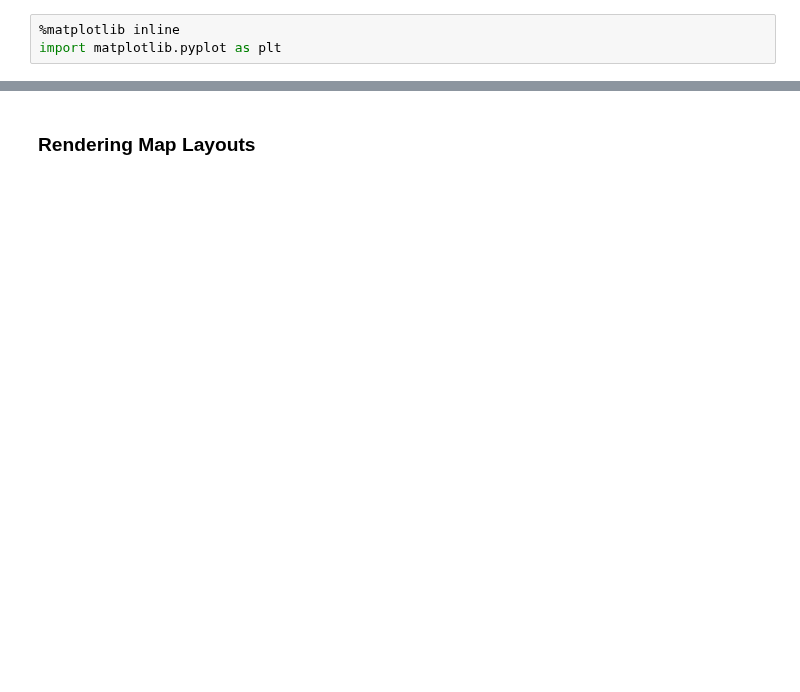
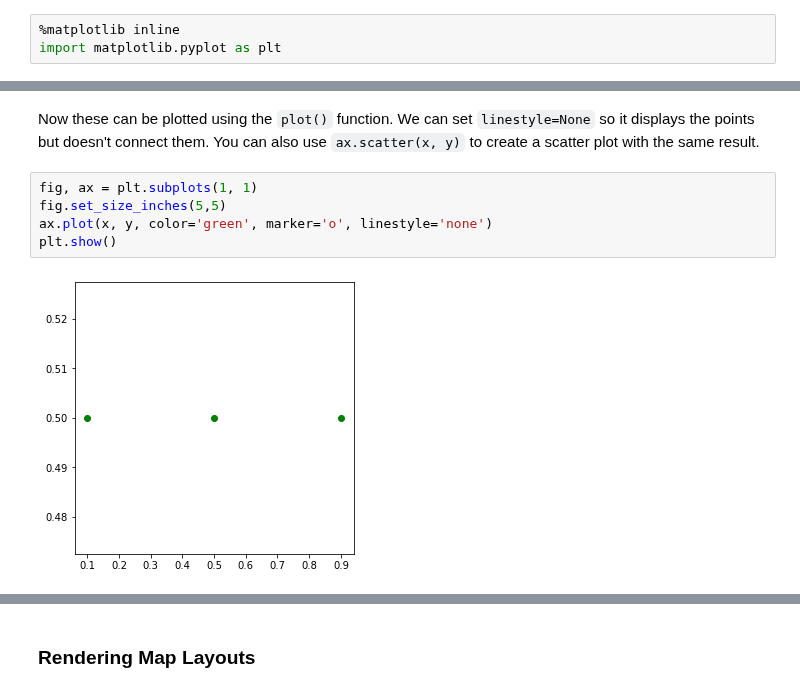
Before and after one commit to spatialthoughts/courses, a Jupyter notebook: code/python_foundation/supplement1_plotting.ipynb, the cells around one changed output, grey strips where cells are left out. Drawn from its saved outputs; the diff is of its cells as text; blank space fills up the shorter version.

```diff
--- a/code/python_foundation/supplement1_plotting.ipynb
+++ b/code/python_foundation/supplement1_plotting.ipynb
@@ -29,0 +61,9 @@ We can now work on creating a *figure* with multiple *axes* - each with a differ
+# %% [markdown]
+Now these can be plotted using the `plot()` function. We can set `linestyle=None` so it displays the points but doesn't connect them. You can also use `ax.scatter(x, y)` to create a scatter plot with the same result.
+# %%
+fig, ax = plt.subplots(1, 1)
+fig.set_size_inches(5,5)
+ax.plot(x, y, color='green', marker='o', linestyle='none')
+plt.show()
+# %% [output]
+[figure, added]
```
Also changed, not shown: parts of 12 cells of this notebook.
